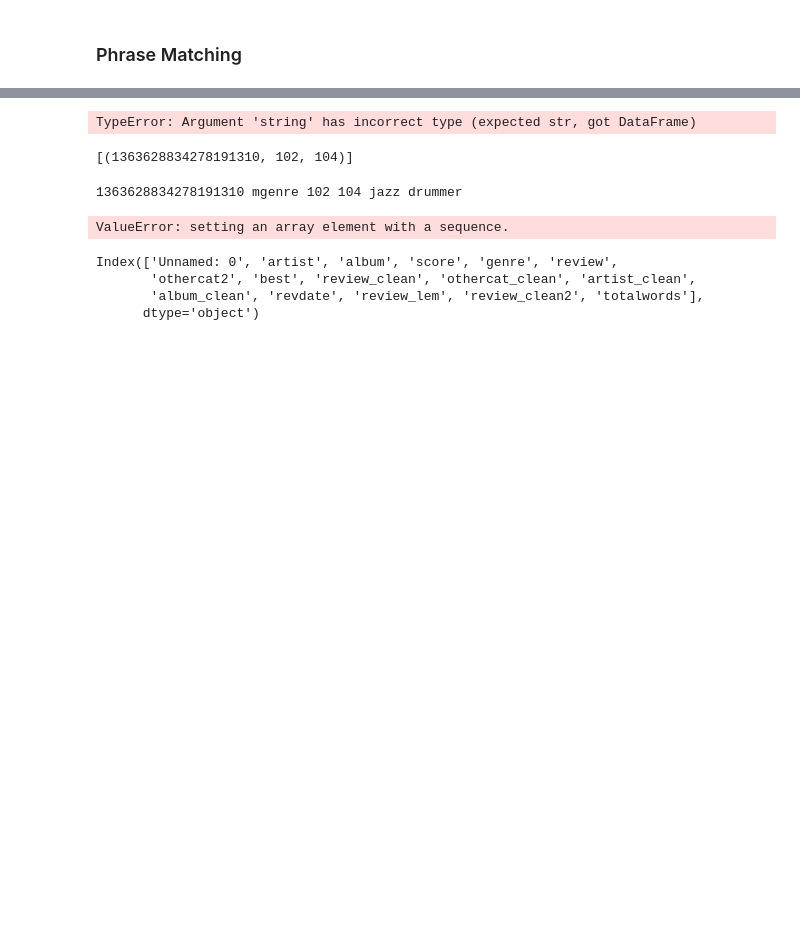
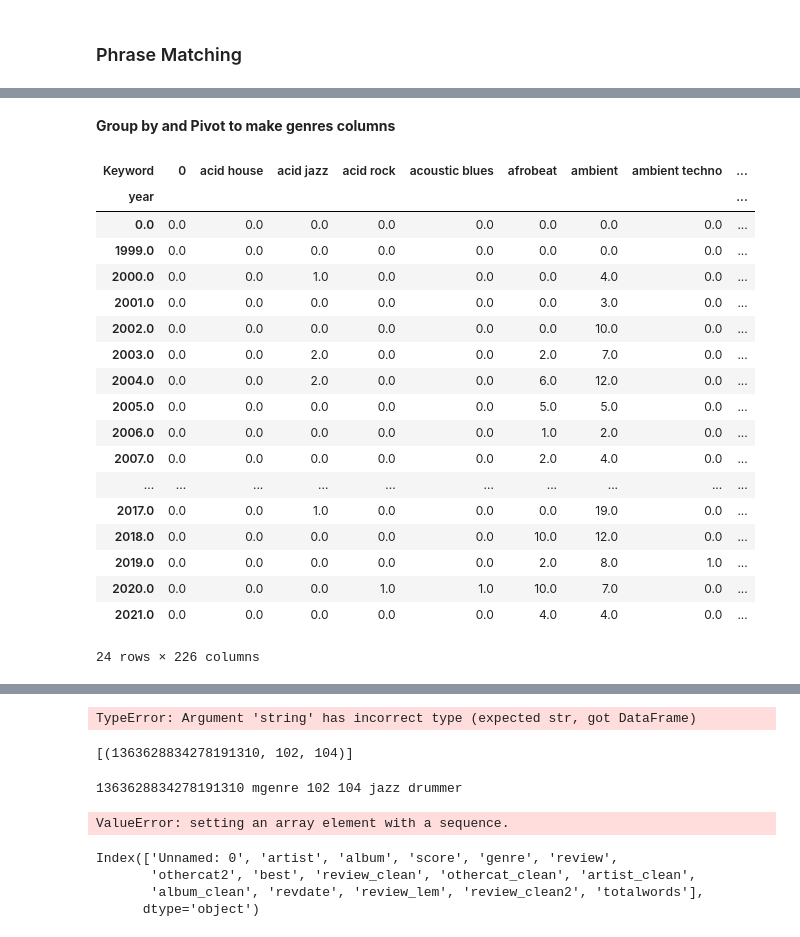
Before and after one commit to chan-chris/Metis_proj5, a Jupyter notebook: pgms/01_pitchfork_review_analysis.ipynb, the cells around one changed output, grey strips where cells are left out. Cells and saved outputs as stored; diff of their text form; code cells hidden in the pictures; blank space fills up the shorter version.

```diff
--- a/pgms/01_pitchfork_review_analysis.ipynb
+++ b/pgms/01_pitchfork_review_analysis.ipynb
@@ -886,0 +811,5 @@ Name: Keyword, Length: 203, dtype: float64
+# %%
+#test2 = test2["revID"].astype(int)
+df_long=final_database.merge(df, on='revID', how='left')
+# %%
+df_long_limited=df_long[['Keyword','Count','revdate']]
@@ -886,0 +840,2 @@ Name: Keyword, Length: 203, dtype: float64
+# %% [markdown]
+**Group by and Pivot to make genres columns**
@@ -886,0 +845,24 @@ Name: Keyword, Length: 203, dtype: float64
+# %%
+genre_time=pd.pivot_table(df_long_limited, index = 'year', values = 'Count', columns = 'Keyword', aggfunc = 'sum')
+genre_time.fillna(0,inplace=True)
+genre_time
+# %% [output]
+| Keyword | 0 | acid house | acid jazz | acid rock | acoustic blues | afrobeat | ambient | ambient techno | ... |
+| year |  |  |  |  |  |  |  |  | ... |
+| 0.0 | 0.0 | 0.0 | 0.0 | 0.0 | 0.0 | 0.0 | 0.0 | 0.0 | ... |
+| 1999.0 | 0.0 | 0.0 | 0.0 | 0.0 | 0.0 | 0.0 | 0.0 | 0.0 | ... |
+| 2000.0 | 0.0 | 0.0 | 1.0 | 0.0 | 0.0 | 0.0 | 4.0 | 0.0 | ... |
+| 2001.0 | 0.0 | 0.0 | 0.0 | 0.0 | 0.0 | 0.0 | 3.0 | 0.0 | ... |
+| 2002.0 | 0.0 | 0.0 | 0.0 | 0.0 | 0.0 | 0.0 | 10.0 | 0.0 | ... |
+| 2003.0 | 0.0 | 0.0 | 2.0 | 0.0 | 0.0 | 2.0 | 7.0 | 0.0 | ... |
+| 2004.0 | 0.0 | 0.0 | 2.0 | 0.0 | 0.0 | 6.0 | 12.0 | 0.0 | ... |
+| 2005.0 | 0.0 | 0.0 | 0.0 | 0.0 | 0.0 | 5.0 | 5.0 | 0.0 | ... |
+| 2006.0 | 0.0 | 0.0 | 0.0 | 0.0 | 0.0 | 1.0 | 2.0 | 0.0 | ... |
+| 2007.0 | 0.0 | 0.0 | 0.0 | 0.0 | 0.0 | 2.0 | 4.0 | 0.0 | ... |
+| ... | ... | ... | ... | ... | ... | ... | ... | ... | ... |
+| 2017.0 | 0.0 | 0.0 | 1.0 | 0.0 | 0.0 | 0.0 | 19.0 | 0.0 | ... |
+| 2018.0 | 0.0 | 0.0 | 0.0 | 0.0 | 0.0 | 10.0 | 12.0 | 0.0 | ... |
+| 2019.0 | 0.0 | 0.0 | 0.0 | 0.0 | 0.0 | 2.0 | 8.0 | 1.0 | ... |
+| 2020.0 | 0.0 | 0.0 | 0.0 | 1.0 | 1.0 | 10.0 | 7.0 | 0.0 | ... |
+| 2021.0 | 0.0 | 0.0 | 0.0 | 0.0 | 0.0 | 4.0 | 4.0 | 0.0 | ... |
+24 rows × 226 columns
```
Also changed, not shown: parts of 90 cells of this notebook, 8 other files.
